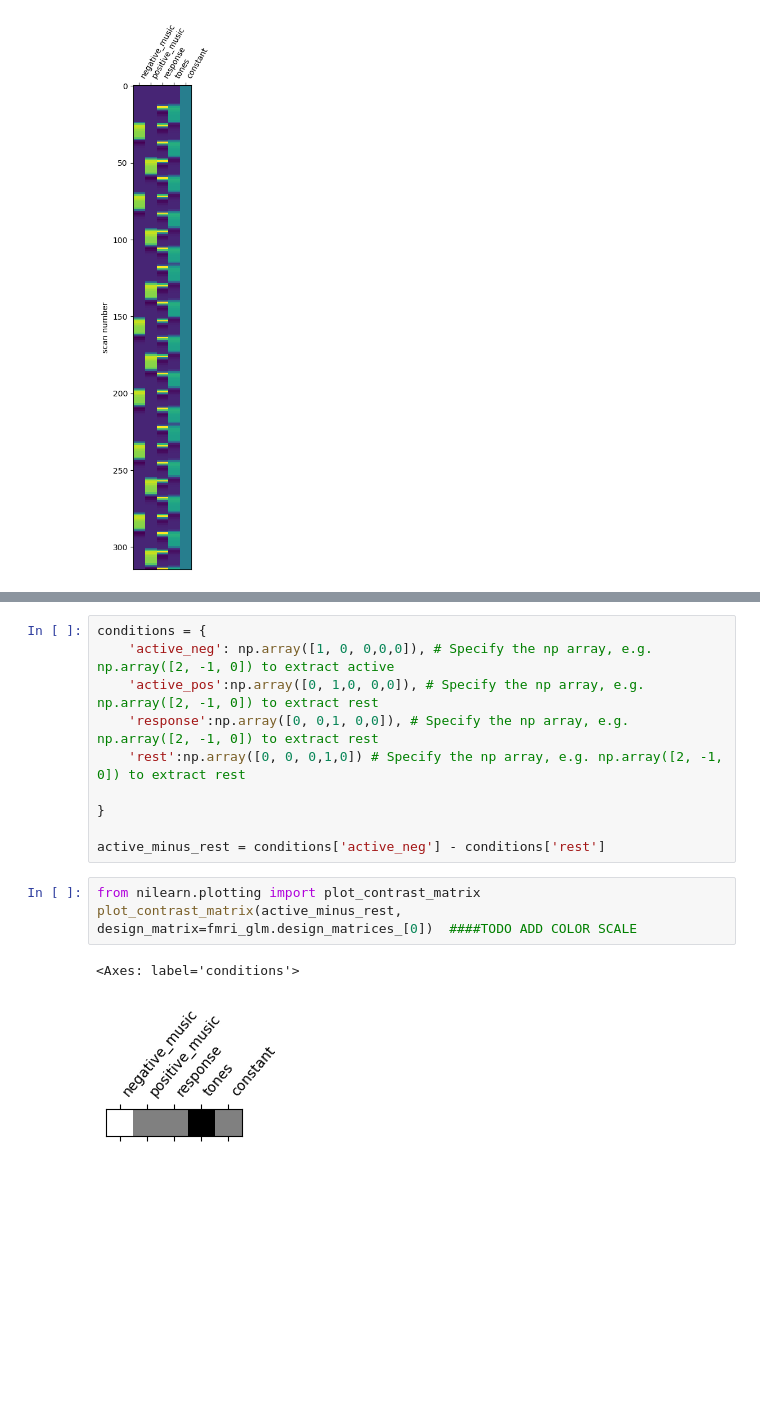
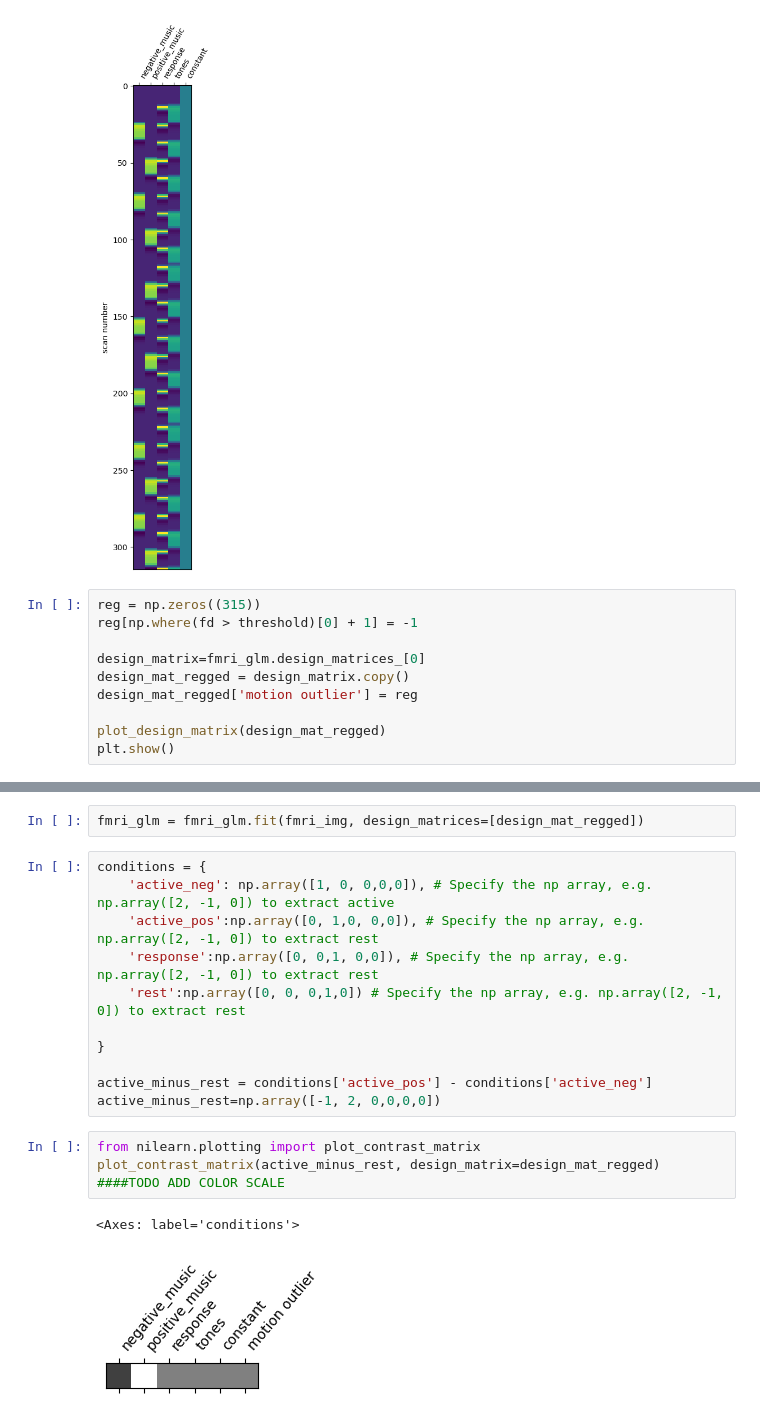
Before and after one commit to raph1258/NSSP, a Jupyter notebook: Project_MP1.ipynb, the cells around one changed output, grey strips where cells are left out. Saved outputs shown, nothing was run; the diff lists cells and outputs as text; blank space fills up the shorter version.

```diff
--- a/Project_MP1.ipynb
+++ b/Project_MP1.ipynb
@@ -289,3 +372,13 @@ plot_design_matrix(fmri_glm.design_matrices_[0])
 plt.show()
 # %% [output]
 [figure]
+# %%
+reg = np.zeros((315))
+reg[np.where(fd > threshold)[0] + 1] = -1
+
+design_matrix=fmri_glm.design_matrices_[0]
+design_mat_regged = design_matrix.copy()
+design_mat_regged['motion outlier'] = reg
+
+plot_design_matrix(design_mat_regged)
+plt.show()
@@ -292,3 +387,5 @@ plt.show()
+# %%
+fmri_glm = fmri_glm.fit(fmri_img, design_matrices=[design_mat_regged])
 # %%
 conditions = {
     'active_neg': np.array([1, 0, 0,0,0]), # Specify the np array, e.g. np.array([2, -1, 0]) to extract active
@@ -298,10 +395,11 @@ conditions = {
 
 }
 
-active_minus_rest = conditions['active_neg'] - conditions['rest']
+active_minus_rest = conditions['active_pos'] - conditions['active_neg']
+active_minus_rest=np.array([-1, 2, 0,0,0,0])
 # %%
 from nilearn.plotting import plot_contrast_matrix
-plot_contrast_matrix(active_minus_rest, design_matrix=fmri_glm.design_matrices_[0])  ####TODO ADD COLOR SCALE
+plot_contrast_matrix(active_minus_rest, design_matrix=design_mat_regged)  ####TODO ADD COLOR SCALE
 # %% [output]
 <Axes: label='conditions'>
-[figure, old version]
+[figure, new version]
```
Also changed, not shown: parts of 22 cells of this notebook.
